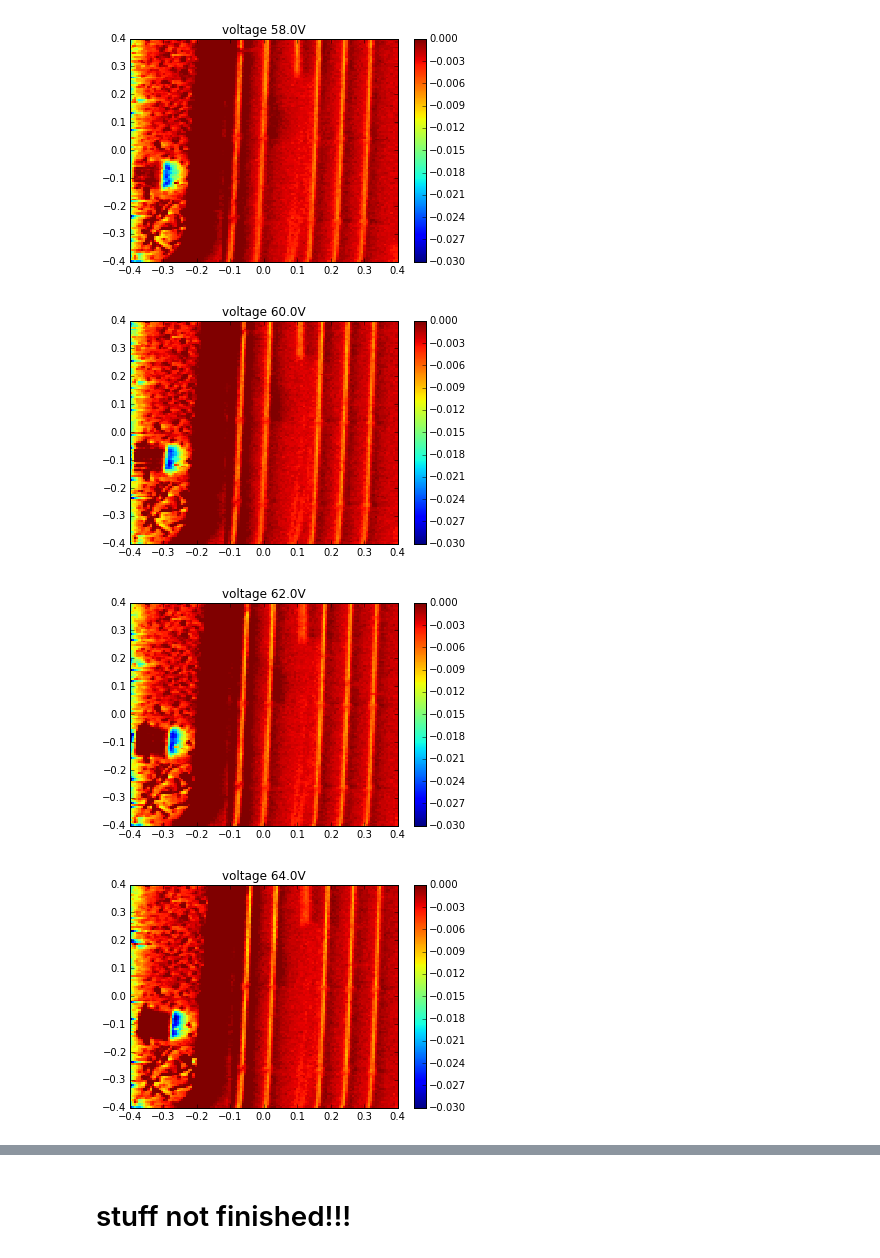
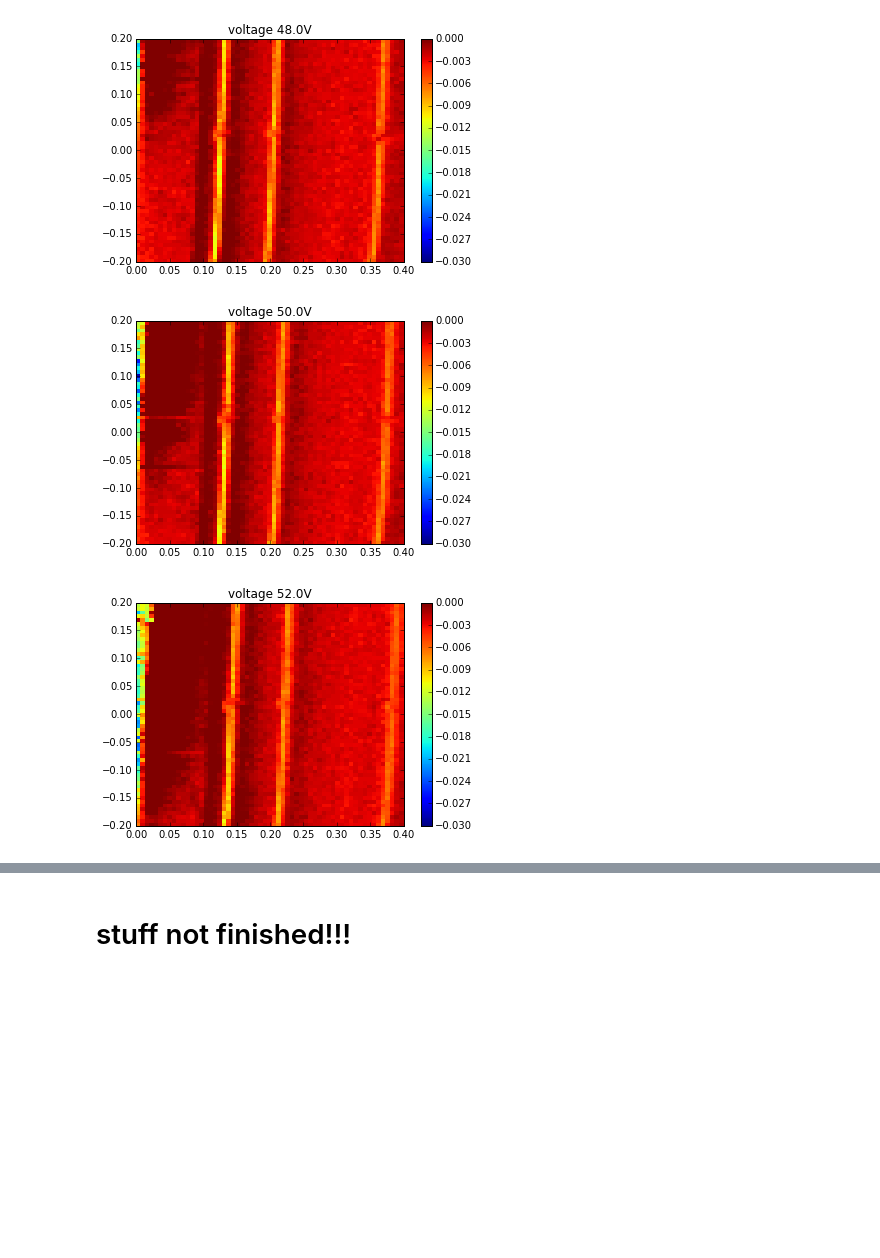
Before and after one commit to LISE-B26/pylabcontrol, a Jupyter notebook: functions/test_tracking/scan_focus_taking_images.ipynb, the cells around one changed output, grey strips where cells are left out. Drawn from its saved outputs; the diff is of its cells as text; code cells hidden in the pictures; blank space fills up the shorter version.

```diff
--- a/functions/test_tracking/scan_focus_taking_images.ipynb
+++ b/functions/test_tracking/scan_focus_taking_images.ipynb
@@ -19,9 +19,9 @@ import functions.tracking as trk
 axis = 'X'
 
 rio_initial = {
-        "xo": 0, 'yo': 0,
-        "dx": 0.8, 'dy': 0.8,
-        'xPts': 120, 'yPts': 120
+        "xo": 0.2, 'yo': 0,
+        "dx": 0.4, 'dy': 0.4,
+        'xPts': 60, 'yPts': 60
     }
 
 clim_min, clim_max = -0.03, 0
@@ -39,7 +39,7 @@ timePerPt = 0.001
 
 
 
-voltages = np.arange(50,70,2)
+voltages = np.arange(40,53,2)
 
 #run script =================================================
 # ===========================================================
@@ -69,5 +69,5 @@ for counter, voltage in enumerate(voltages):
     plt.ylim([yVmin, yVmax])
     plt.title('voltage {:0.1f}V'.format(voltage))
     # save image and data
-    save_image_and_data(fig, imageData, dirpath, '{:s}_V_{:02d}'.format(tag, voltage))
+#     save_image_and_data(fig, imageData, dirpath, '{:s}_V_{:02d}'.format(tag, voltage))
 # %% [output]
@@ -88,4 +85,3 @@ voltage 68.0V
-[figure, old version]
+[figure, new version]
-[figure, old version]
+[figure, new version]
-[figure, old version]
+[figure, new version]
-[figure, removed]
```
Also changed, not shown: parts of 2 cells of this notebook, 3 other files.
